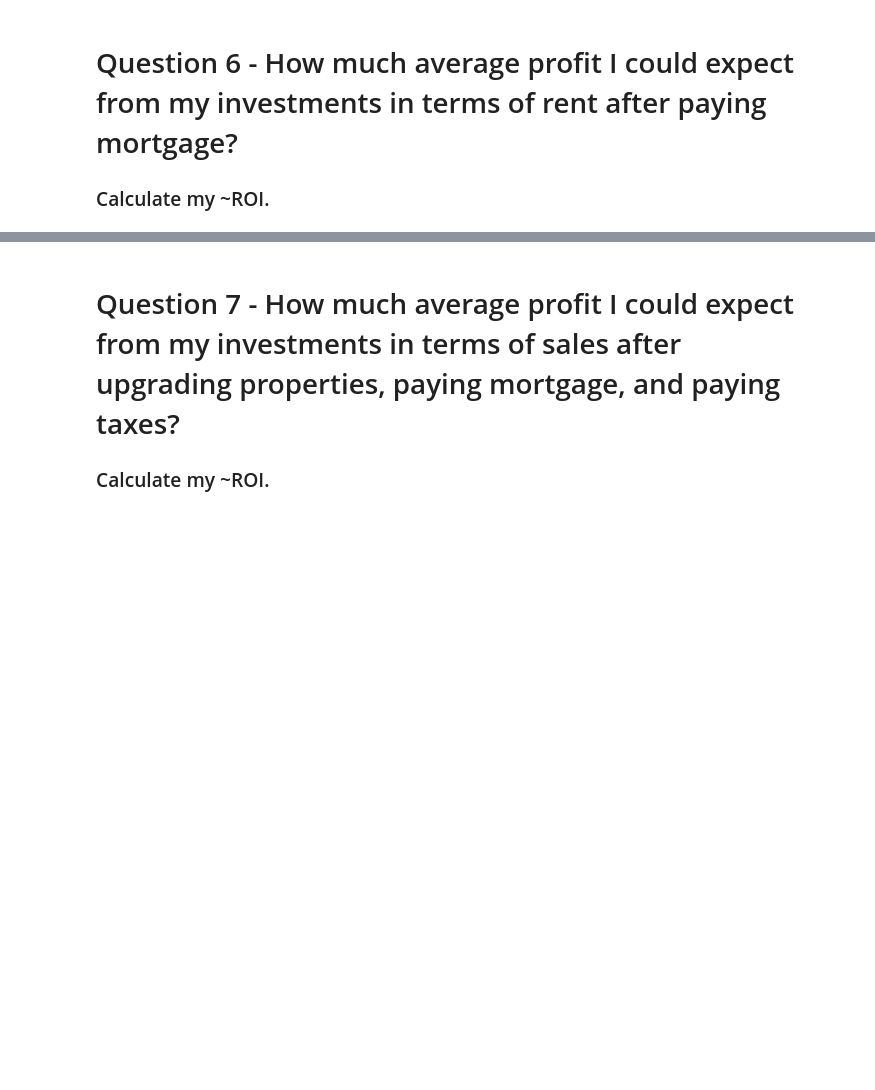
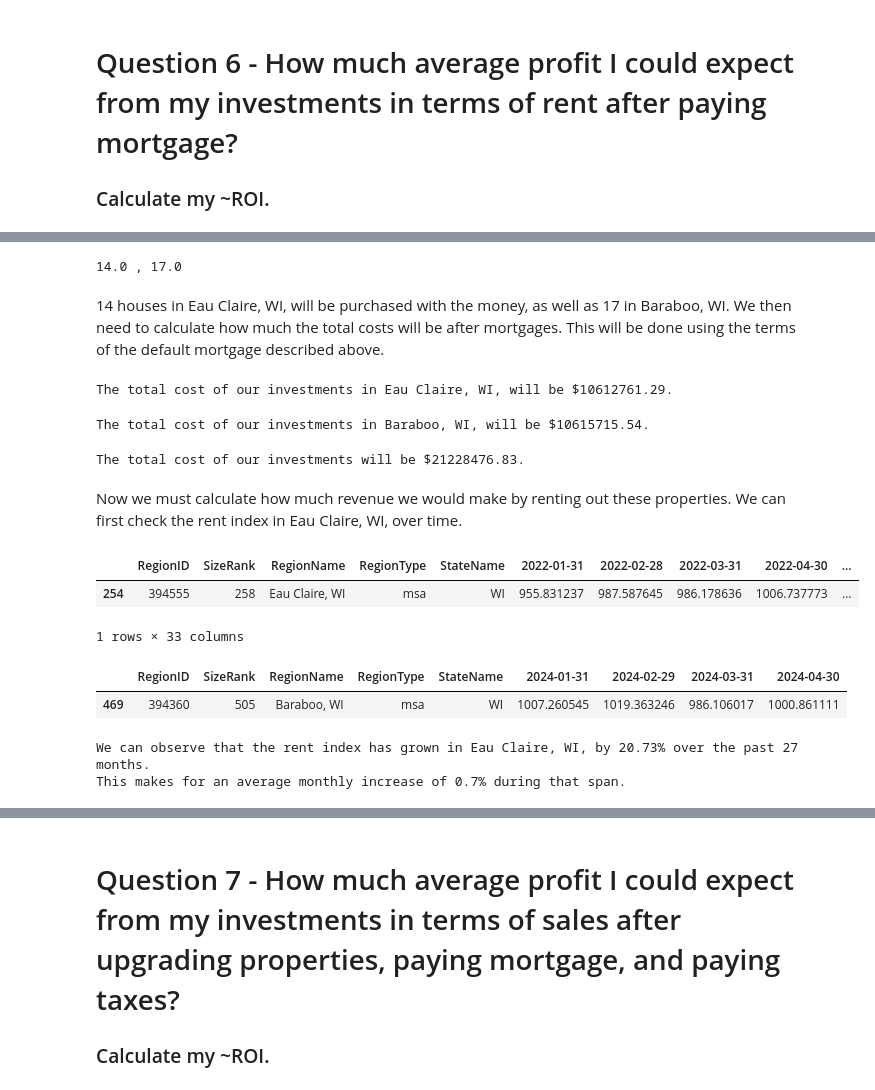
Before and after one commit to leoflewis/final-project, a Jupyter notebook: Project-Notebook.ipynb, the cells around one changed output, grey strips where cells are left out. Drawn from its saved outputs; the diff is of its cells as text; code cells hidden in the pictures; blank space fills up the shorter version.

```diff
--- a/Project-Notebook.ipynb
+++ b/Project-Notebook.ipynb
@@ -610,0 +636,9 @@ Manchester, NH, Hartford, CT, and Lancaster, PA, all appeared in the earlier tab
+# %%
+eau_claire_houses = (1500000 / 0.2) // 507293
+baraboo_houses = (1500000 / 0.2) // 417887
+print(eau_claire_houses, ",", baraboo_houses)
+# %% [output]
+14.0 , 17.0
+# %% [markdown]
+14 houses in Eau Claire, WI, will be purchased with the money, as well as 17 in Baraboo, WI.
+We then need to calculate how much the total costs will be after mortgages. This will be done using the terms of the default mortgage described above.
@@ -610,0 +659,31 @@ Manchester, NH, Hartford, CT, and Lancaster, PA, all appeared in the earlier tab
+# %%
+print(f"The total cost of our investments in Eau Claire, WI, will be ${round(total_cost(507293 * 14, 7, 15), 2)}.")
+# %% [output]
+The total cost of our investments in Eau Claire, WI, will be $10612761.29.
+# %%
+print(f"The total cost of our investments in Baraboo, WI, will be ${round(total_cost(417887 * 17, 7, 15), 2)}.")
+# %% [output]
+The total cost of our investments in Baraboo, WI, will be $10615715.54.
+# %%
+print(f"The total cost of our investments will be ${round(total_cost(507293 * 14, 7, 15) + total_cost(417887 * 17, 7, 15), 2)}.")
+# %% [output]
+The total cost of our investments will be $21228476.83.
+# %% [markdown]
+Now we must calculate how much revenue we would make by renting out these properties. We can first check the rent index in Eau Claire, WI, over time.
+# %%
+rentals[rentals["RegionName"].isin(['Eau Claire, WI'])].dropna(axis = 1)
+# %% [output]
+|  | RegionID | SizeRank | RegionName | RegionType | StateName | 2022-01-31 | 2022-02-28 | 2022-03-31 | 2022-04-30 | ... |
+| 254 | 394555 | 258 | Eau Claire, WI | msa | WI | 955.831237 | 987.587645 | 986.178636 | 1006.737773 | ... |
+1 rows × 33 columns
+# %%
+rentals[rentals["RegionName"].isin(['Baraboo, WI'])].dropna(axis = 1)
+# %% [output]
+|  | RegionID | SizeRank | RegionName | RegionType | StateName | 2024-01-31 | 2024-02-29 | 2024-03-31 | 2024-04-30 |
+| 469 | 394360 | 505 | Baraboo, WI | msa | WI | 1007.260545 | 1019.363246 | 986.106017 | 1000.861111 |
+# %%
+print(f"We can observe that the rent index has grown in Eau Claire, WI, by {round(100 * (1154.01558 / 955.831237 - 1), 2)}% over the past 27 months.")
+print(f"This makes for an average monthly increase of {round(100 * ((1154.01558 / 955.831237)**(1 / 27) - 1), 2)}% during that span.")
+# %% [output]
+We can observe that the rent index has grown in Eau Claire, WI, by 20.73% over the past 27 months.
+This makes for an average monthly increase of 0.7% during that span.
```
Also changed, not shown: parts of 14 cells of this notebook.
